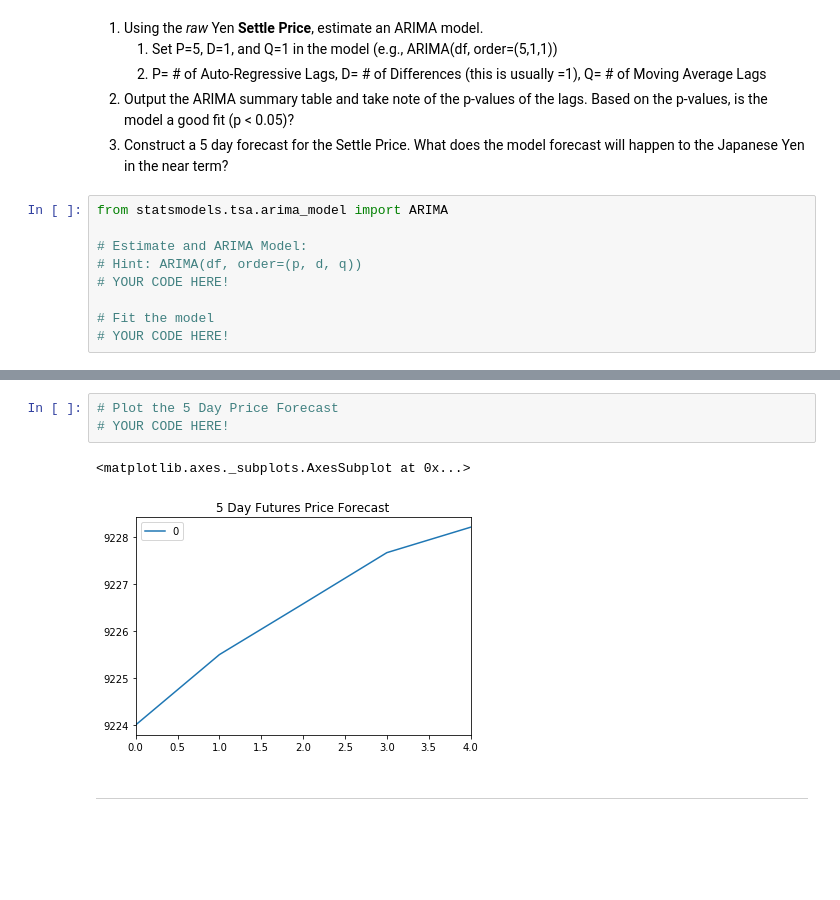
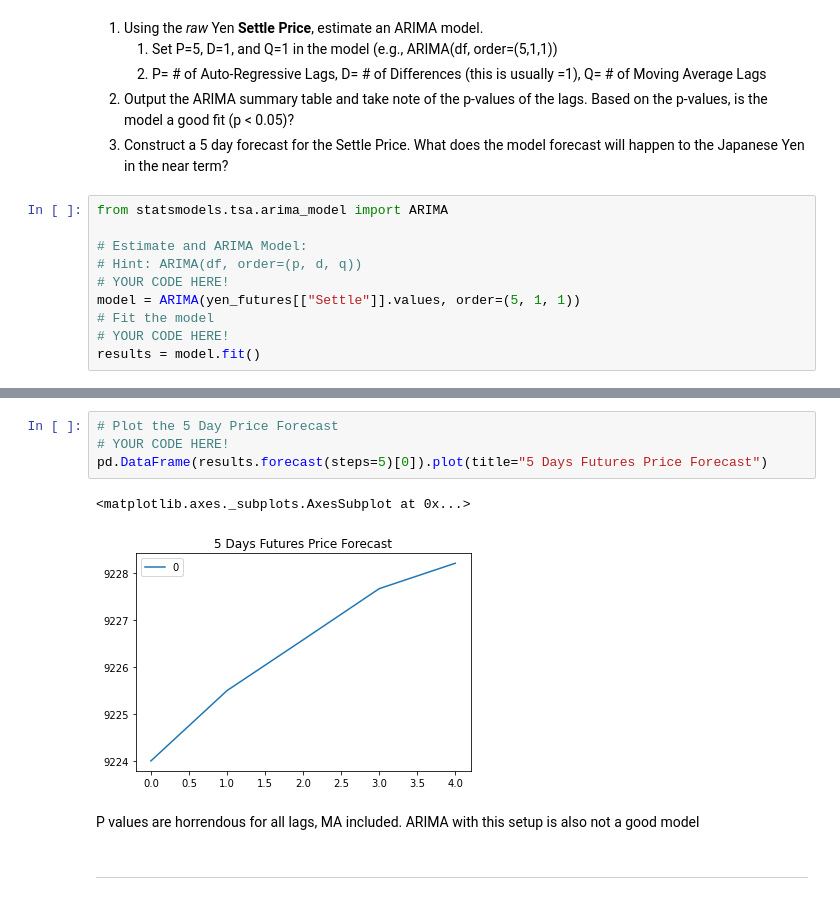
Before and after one commit to tsanpitak/UCB_FinTech, a Jupyter notebook: Projects/10-Time-Series/Instructions/Starter_Code/time_series_analysis.ipynb, the cells around one changed output, grey strips where cells are left out. Drawn from its saved outputs; the diff is of its cells as text; blank space fills up the shorter version.

```diff
--- a/Projects/10-Time-Series/Instructions/Starter_Code/time_series_analysis.ipynb
+++ b/Projects/10-Time-Series/Instructions/Starter_Code/time_series_analysis.ipynb
@@ -162,9 +168,10 @@ from statsmodels.tsa.arima_model import ARIMA
 # Estimate and ARIMA Model:
 # Hint: ARIMA(df, order=(p, d, q))
 # YOUR CODE HERE!
-
+model = ARIMA(yen_futures[["Settle"]].values, order=(5, 1, 1))
 # Fit the model
 # YOUR CODE HERE!
+results = model.fit()
 # %%
 # Output model summary results:
 results.summary()
@@ -196,9 +203,12 @@ Roots
 # %%
 # Plot the 5 Day Price Forecast
 # YOUR CODE HERE!
+pd.DataFrame(results.forecast(steps=5)[0]).plot(title="5 Days Futures Price Forecast")
 # %% [output]
 <matplotlib.axes._subplots.AxesSubplot at 0x...>
-[figure, old version]
+[figure, new version]
+# %% [markdown]
+P values are horrendous for all lags, MA included. ARIMA with this setup is also not a good model
 # %% [markdown]
 ---
 # %% [markdown]
```
Also changed, not shown: parts of 11 cells of this notebook.
